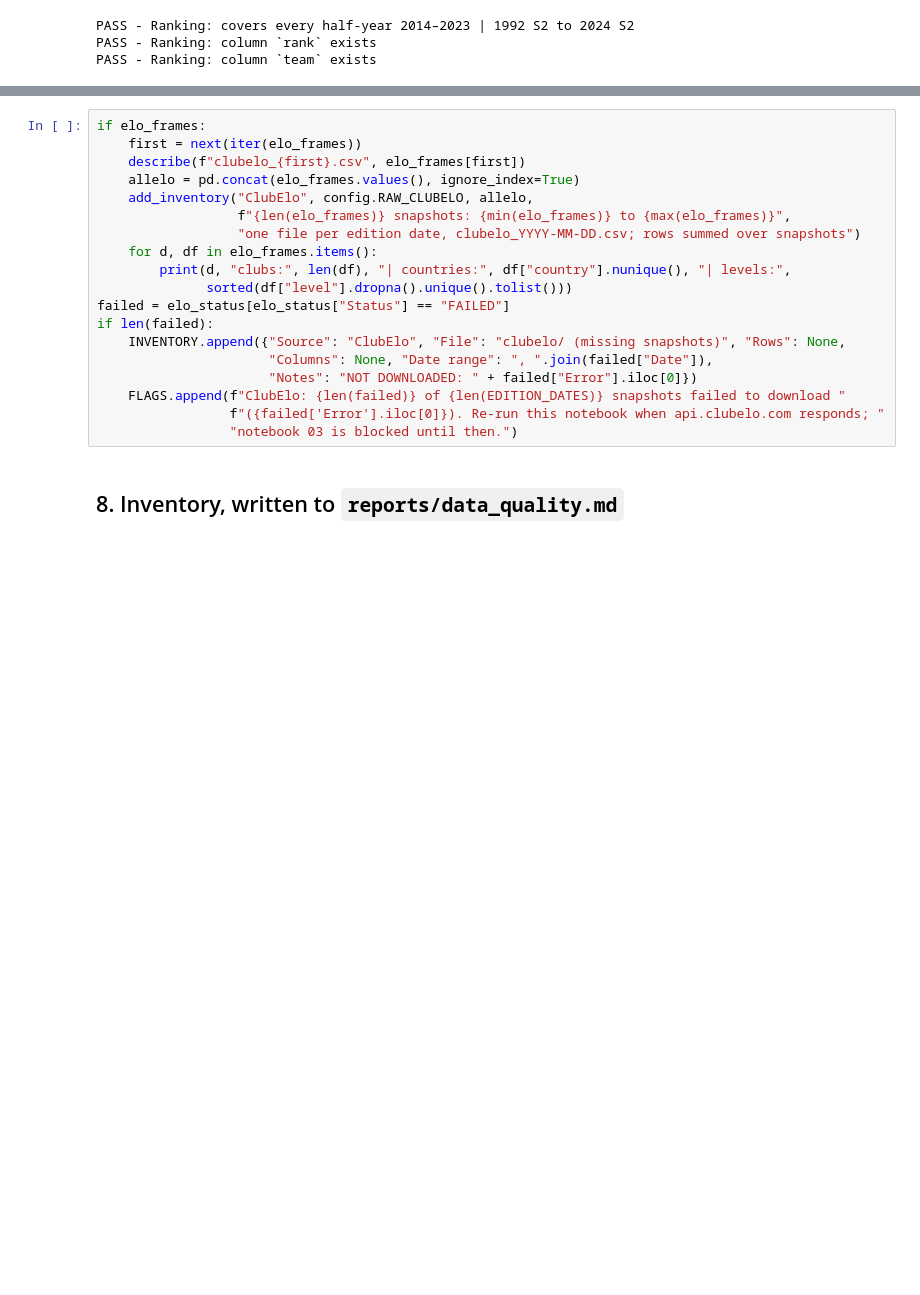
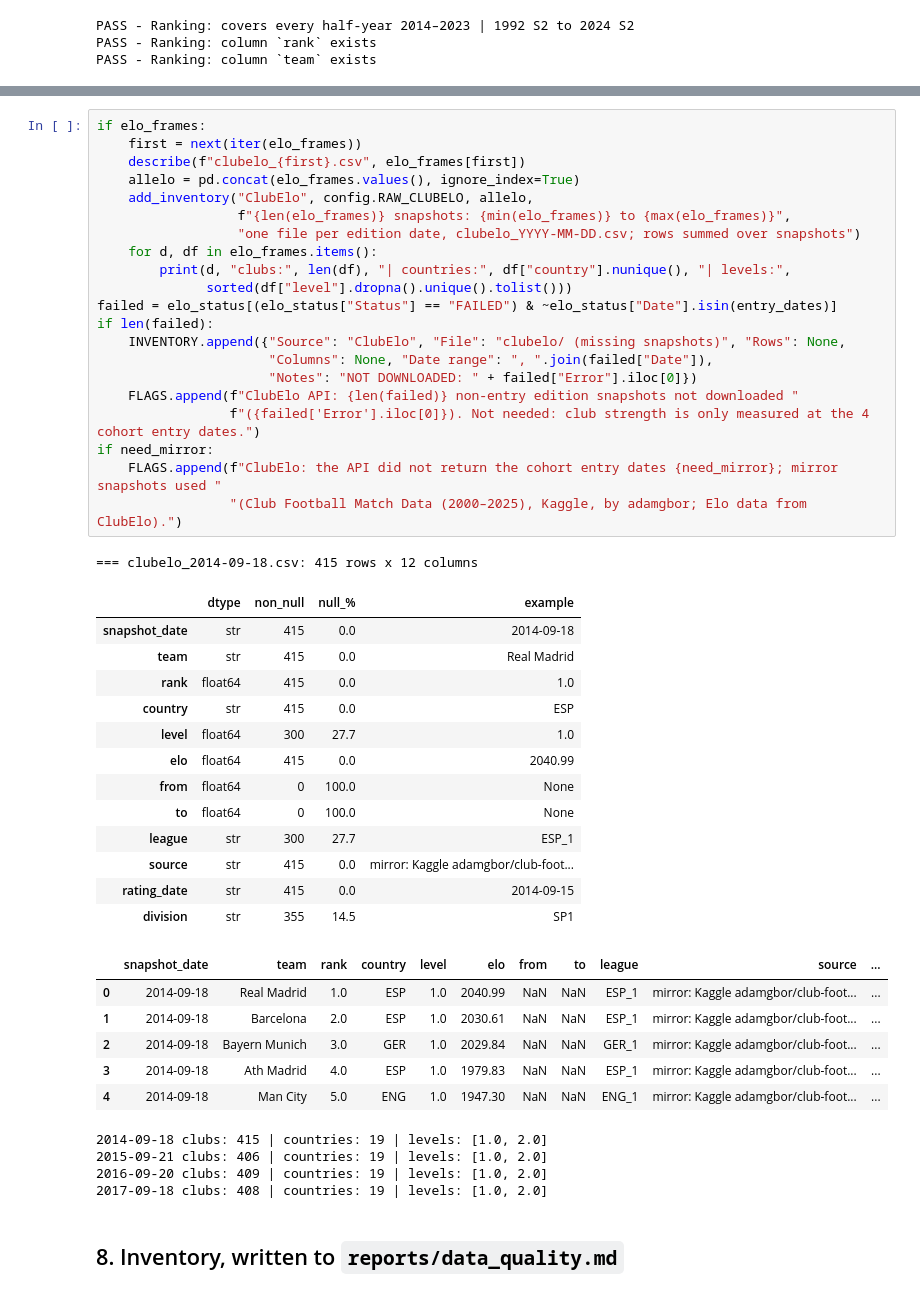
Before and after one commit to heisenberg1804/career-mode-promise, a Jupyter notebook: notebooks/00_setup_and_download.ipynb, the cells around one changed output, grey strips where cells are left out. Saved outputs shown, nothing was run; the diff lists cells and outputs as text; blank space fills up the shorter version.

```diff
--- a/notebooks/00_setup_and_download.ipynb
+++ b/notebooks/00_setup_and_download.ipynb
@@ -632,22 +687,49 @@ check("ClubElo: all 10 edition snapshots cached", n_ok == len(EDITION_DATES),
 # %%
 if elo_frames:
     first = next(iter(elo_frames))
     describe(f"clubelo_{first}.csv", elo_frames[first])
     allelo = pd.concat(elo_frames.values(), ignore_index=True)
     add_inventory("ClubElo", config.RAW_CLUBELO, allelo,
                   f"{len(elo_frames)} snapshots: {min(elo_frames)} to {max(elo_frames)}",
                   "one file per edition date, clubelo_YYYY-MM-DD.csv; rows summed over snapshots")
     for d, df in elo_frames.items():
         print(d, "clubs:", len(df), "| countries:", df["country"].nunique(), "| levels:",
               sorted(df["level"].dropna().unique().tolist()))
-failed = elo_status[elo_status["Status"] == "FAILED"]
+failed = elo_status[(elo_status["Status"] == "FAILED") & ~elo_status["Date"].isin(entry_dates)]
 if len(failed):
     INVENTORY.append({"Source": "ClubElo", "File": "clubelo/ (missing snapshots)", "Rows": None,
                       "Columns": None, "Date range": ", ".join(failed["Date"]),
                       "Notes": "NOT DOWNLOADED: " + failed["Error"].iloc[0]})
-    FLAGS.append(f"ClubElo: {len(failed)} of {len(EDITION_DATES)} snapshots failed to download "
-                 f"({failed['Error'].iloc[0]}). Re-run this notebook when api.clubelo.com responds; "
-                 "notebook 03 is blocked until then.")
+    FLAGS.append(f"ClubElo API: {len(failed)} non-entry edition snapshots not downloaded "
+                 f"({failed['Error'].iloc[0]}). Not needed: club strength is only measured at the 4 cohort entry dates.")
+if need_mirror:
+    FLAGS.append(f"ClubElo: the API did not return the cohort entry dates {need_mirror}; mirror snapshots used "
+                 "(Club Football Match Data (2000–2025), Kaggle, by adamgbor; Elo data from ClubElo).")
+# %% [output]
+=== clubelo_2014-09-18.csv: 415 rows x 12 columns
+|  | dtype | non_null | null_% | example |
+| snapshot_date | str | 415 | 0.0 | 2014-09-18 |
+| team | str | 415 | 0.0 | Real Madrid |
+| rank | float64 | 415 | 0.0 | 1.0 |
+| country | str | 415 | 0.0 | ESP |
+| level | float64 | 300 | 27.7 | 1.0 |
+| elo | float64 | 415 | 0.0 | 2040.99 |
+| from | float64 | 0 | 100.0 | None |
+| to | float64 | 0 | 100.0 | None |
+| league | str | 300 | 27.7 | ESP_1 |
+| source | str | 415 | 0.0 | mirror: Kaggle adamgbor/club-foot... |
+| rating_date | str | 415 | 0.0 | 2014-09-15 |
+| division | str | 355 | 14.5 | SP1 |
+|  | snapshot_date | team | rank | country | level | elo | from | to | league | source | ... |
+| 0 | 2014-09-18 | Real Madrid | 1.0 | ESP | 1.0 | 2040.99 | NaN | NaN | ESP_1 | mirror: Kaggle adamgbor/club-foot... | ... |
+| 1 | 2014-09-18 | Barcelona | 2.0 | ESP | 1.0 | 2030.61 | NaN | NaN | ESP_1 | mirror: Kaggle adamgbor/club-foot... | ... |
+| 2 | 2014-09-18 | Bayern Munich | 3.0 | GER | 1.0 | 2029.84 | NaN | NaN | GER_1 | mirror: Kaggle adamgbor/club-foot... | ... |
+| 3 | 2014-09-18 | Ath Madrid | 4.0 | ESP | 1.0 | 1979.83 | NaN | NaN | ESP_1 | mirror: Kaggle adamgbor/club-foot... | ... |
+| 4 | 2014-09-18 | Man City | 5.0 | ENG | 1.0 | 1947.30 | NaN | NaN | ENG_1 | mirror: Kaggle adamgbor/club-foot... | ... |
+2014-09-18 clubs: 415 | countries: 19 | levels: [1.0, 2.0]
+2015-09-21 clubs: 406 | countries: 19 | levels: [1.0, 2.0]
+2016-09-20 clubs: 409 | countries: 19 | levels: [1.0, 2.0]
+2017-09-18 clubs: 408 | countries: 19 | levels: [1.0, 2.0]
 # %% [markdown]
 ## 8. Inventory, written to `reports/data_quality.md`
 # %%
```
Also changed, not shown: parts of 6 cells of this notebook, 3 other files.
